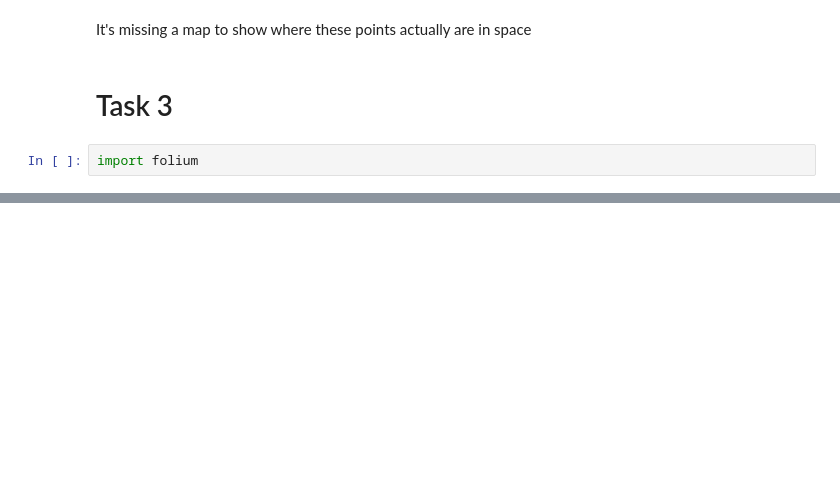
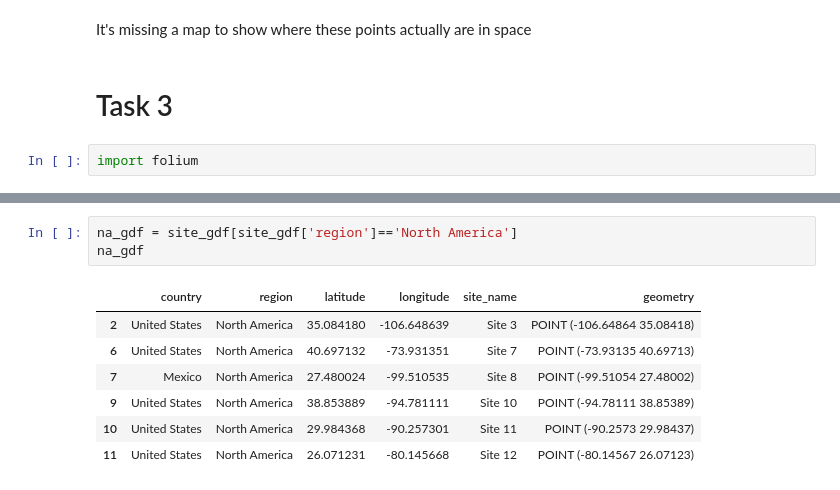
Before and after one commit to russellcha1/Geospatial-Assignment, a Jupyter notebook: Geospatial-assignment.ipynb, the cells around one changed output, grey strips where cells are left out. Saved outputs shown, nothing was run; the diff lists cells and outputs as text; blank space fills up the shorter version.

```diff
--- a/Geospatial-assignment.ipynb
+++ b/Geospatial-assignment.ipynb
@@ -76,0 +110,11 @@ AttributeError: 'DataFrame' object has no attribute 'iterrow'
+# %%
+na_gdf = site_gdf[site_gdf['region']=='North America']
+na_gdf
+# %% [output]
+|  | country | region | latitude | longitude | site_name | geometry |
+| 2 | United States | North America | 35.084180 | -106.648639 | Site 3 | POINT (-106.64864 35.08418) |
+| 6 | United States | North America | 40.697132 | -73.931351 | Site 7 | POINT (-73.93135 40.69713) |
+| 7 | Mexico | North America | 27.480024 | -99.510535 | Site 8 | POINT (-99.51054 27.48002) |
+| 9 | United States | North America | 38.853889 | -94.781111 | Site 10 | POINT (-94.78111 38.85389) |
+| 10 | United States | North America | 29.984368 | -90.257301 | Site 11 | POINT (-90.2573 29.98437) |
+| 11 | United States | North America | 26.071231 | -80.145668 | Site 12 | POINT (-80.14567 26.07123) |
```
Also changed, not shown: parts of 12 cells of this notebook.
